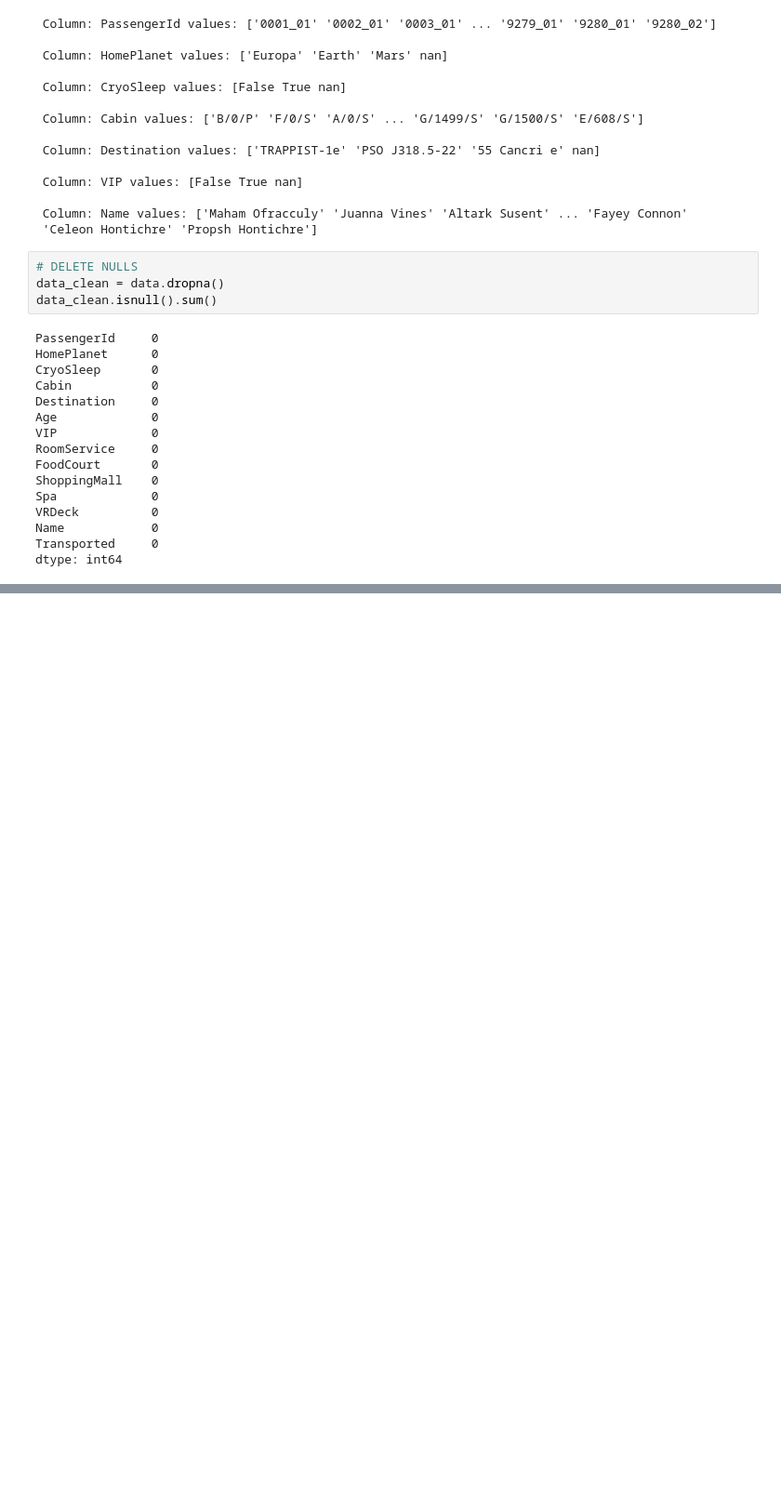
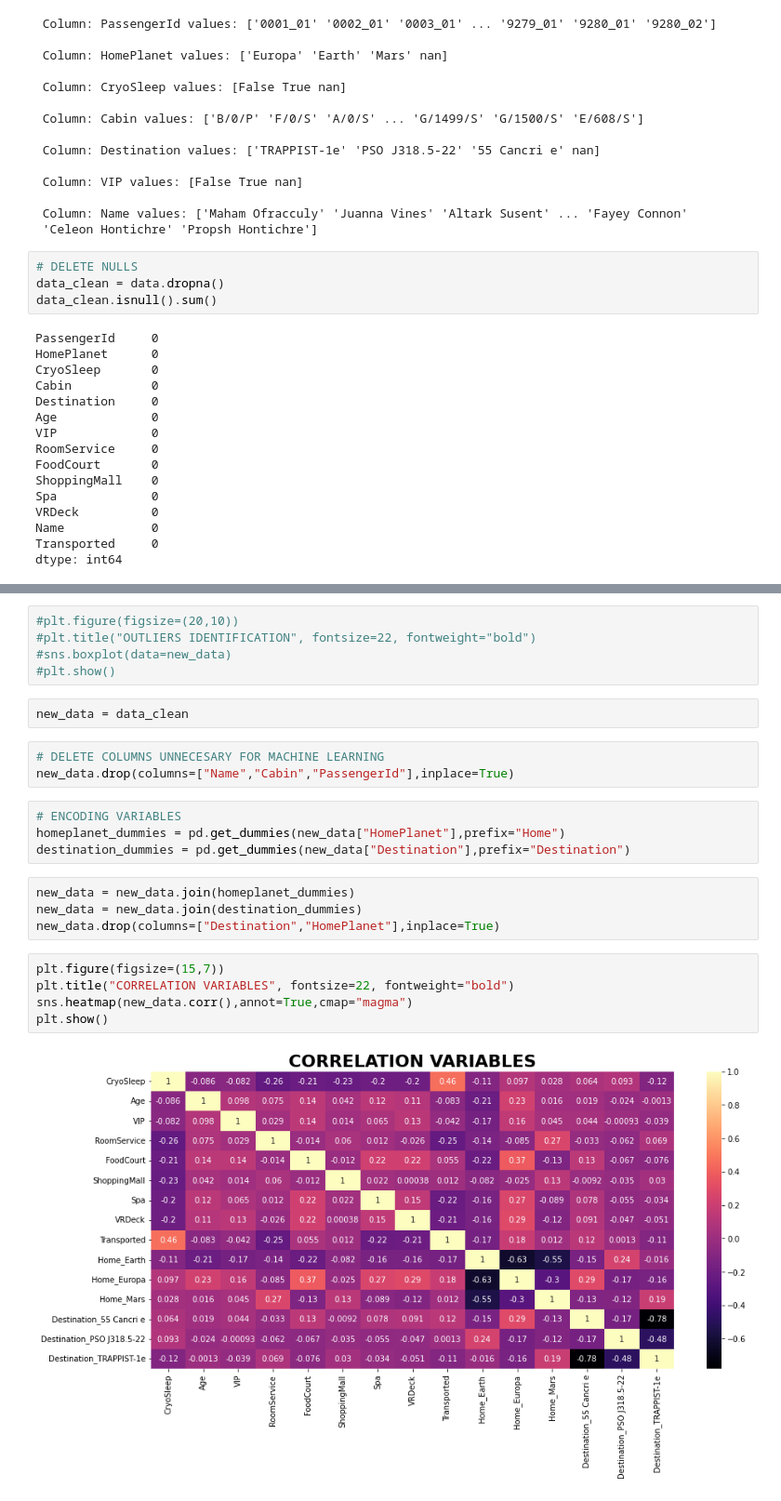
Before and after one commit to Steven030530/Titanic-Space, a Jupyter notebook: Titanic Space.ipynb, the cells around one changed output, grey strips where cells are left out. Shown at 93% size. Drawn from its saved outputs; the diff is of its cells as text; blank space fills up the shorter version.

Commit message:
Desarrollo Modelos Machine Learning

```diff
--- a/Titanic Space.ipynb
+++ b/Titanic Space.ipynb
@@ -162,0 +204,25 @@ plt.show()
+# %%
+#plt.figure(figsize=(20,10))
+#plt.title("OUTLIERS IDENTIFICATION", fontsize=22, fontweight="bold")
+#sns.boxplot(data=new_data)
+#plt.show()
+# %%
+new_data = data_clean
+# %%
+# DELETE COLUMNS UNNECESARY FOR MACHINE LEARNING
+new_data.drop(columns=["Name","Cabin","PassengerId"],inplace=True)
+# %%
+# ENCODING VARIABLES
+homeplanet_dummies = pd.get_dummies(new_data["HomePlanet"],prefix="Home")
+destination_dummies = pd.get_dummies(new_data["Destination"],prefix="Destination")
+# %%
+new_data = new_data.join(homeplanet_dummies)
+new_data = new_data.join(destination_dummies)
+new_data.drop(columns=["Destination","HomePlanet"],inplace=True)
+# %%
+plt.figure(figsize=(15,7))
+plt.title("CORRELATION VARIABLES", fontsize=22, fontweight="bold")
+sns.heatmap(new_data.corr(),annot=True,cmap="magma")
+plt.show()
+# %% [output]
+[figure, added]
```
Also changed, not shown: parts of 56 cells of this notebook.
